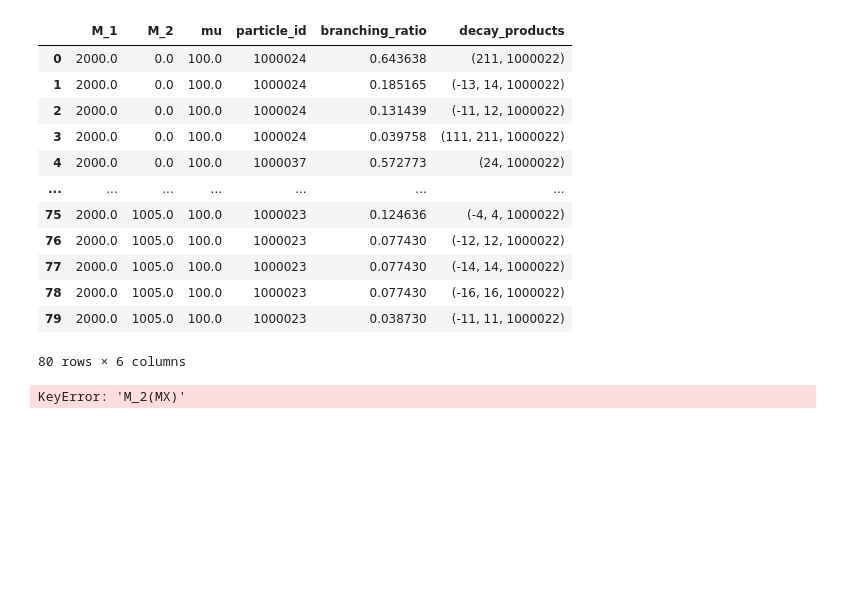
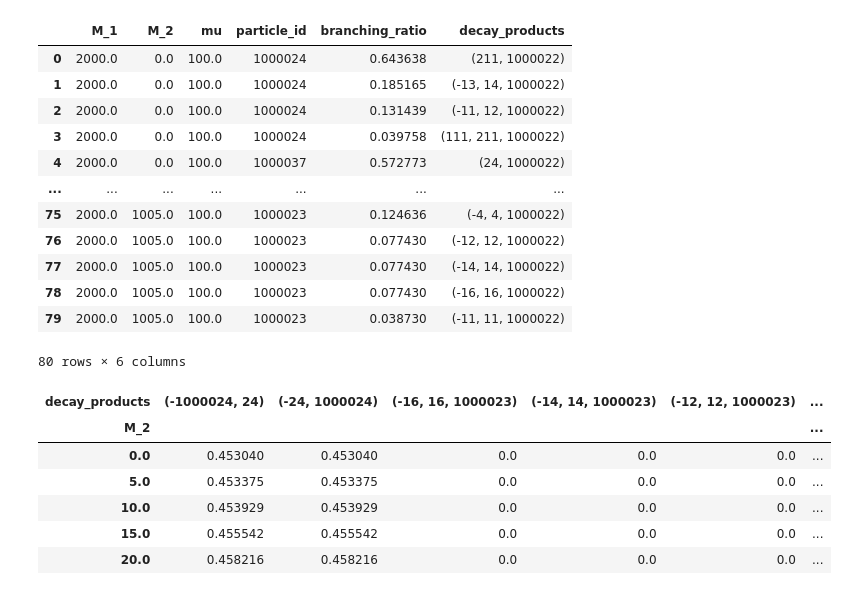
Before and after one commit to Ryudoro/softsusy, a Jupyter notebook: analysis/figure2.ipynb, the cells around one changed output. Drawn from its saved outputs; the diff is of its cells as text; code cells hidden in the pictures; blank space fills up the shorter version.

```diff
--- a/analysis/figure2.ipynb
+++ b/analysis/figure2.ipynb
@@ -26,22 +26,28 @@ df_desin.head(80)
 # %%
 # Filter the data for neutralino 2 and mu(MX) = 1000
 filtered_data_N3 = df_desin[(df_desin['particle_id'] == 1000025)]
 
 # Group by M_2(MX) and decay_products and sum the branching ratios
-grouped_data_N3 = filtered_data_N3.groupby(['M_2(MX)', 'decay_products']).branching_ratio.sum().reset_index()
+grouped_data_N3 = filtered_data_N3.groupby(['M_2', 'decay_products']).branching_ratio.sum().reset_index()
 
 # Pivot the data to have decay_products as columns
-pivot_data_N3 = grouped_data_N3.pivot(index='M_2(MX)', columns='decay_products', values='branching_ratio')
+pivot_data_N3 = grouped_data_N3.pivot(index='M_2', columns='decay_products', values='branching_ratio')
 
 # Fill NaN values with 0
 pivot_data_N3.fillna(0, inplace=True)
 # def latex_decay_products_to_names(decay_tuple_str):
 #     return tuple(particles_name.get(int(pid.strip()), pid.strip()) for pid in decay_tuple_str.strip('()').split(','))
 
 # pivot_data_N3.columns = [latex_decay_products_to_names(str(col)) for col in pivot_data_N3.columns]
 pivot_data_N3.head()
 # %% [output]
-KeyError: 'M_2(MX)'
+| decay_products | (-1000024, 24) | (-24, 1000024) | (-16, 16, 1000023) | (-14, 14, 1000023) | (-12, 12, 1000023) | ... |
+| M_2 |  |  |  |  |  | ... |
+| 0.0 | 0.453040 | 0.453040 | 0.0 | 0.0 | 0.0 | ... |
+| 5.0 | 0.453375 | 0.453375 | 0.0 | 0.0 | 0.0 | ... |
+| 10.0 | 0.453929 | 0.453929 | 0.0 | 0.0 | 0.0 | ... |
+| 15.0 | 0.455542 | 0.455542 | 0.0 | 0.0 | 0.0 | ... |
+| 20.0 | 0.458216 | 0.458216 | 0.0 | 0.0 | 0.0 | ... |
 # %%
 # Filter the data for neutralino 2 and mu(MX) = 1000
 filtered_data_C2 = df_desin[(df_desin['particle_id'] == 1000037)]
```
Also changed, not shown: parts of 3 cells of this notebook.
